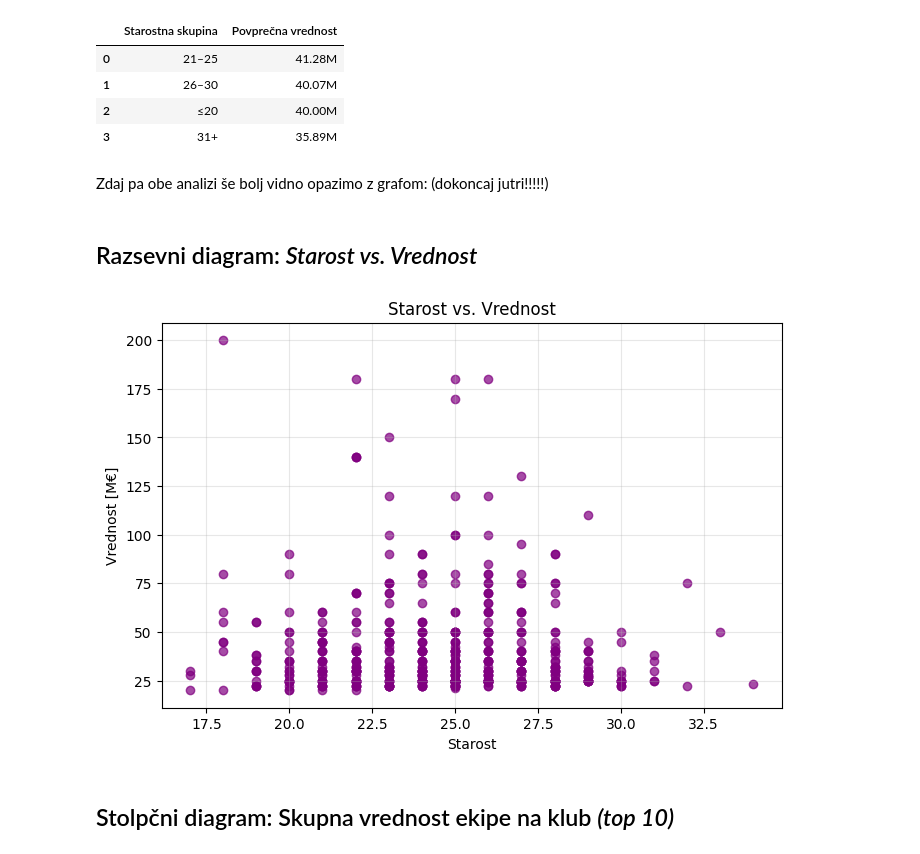
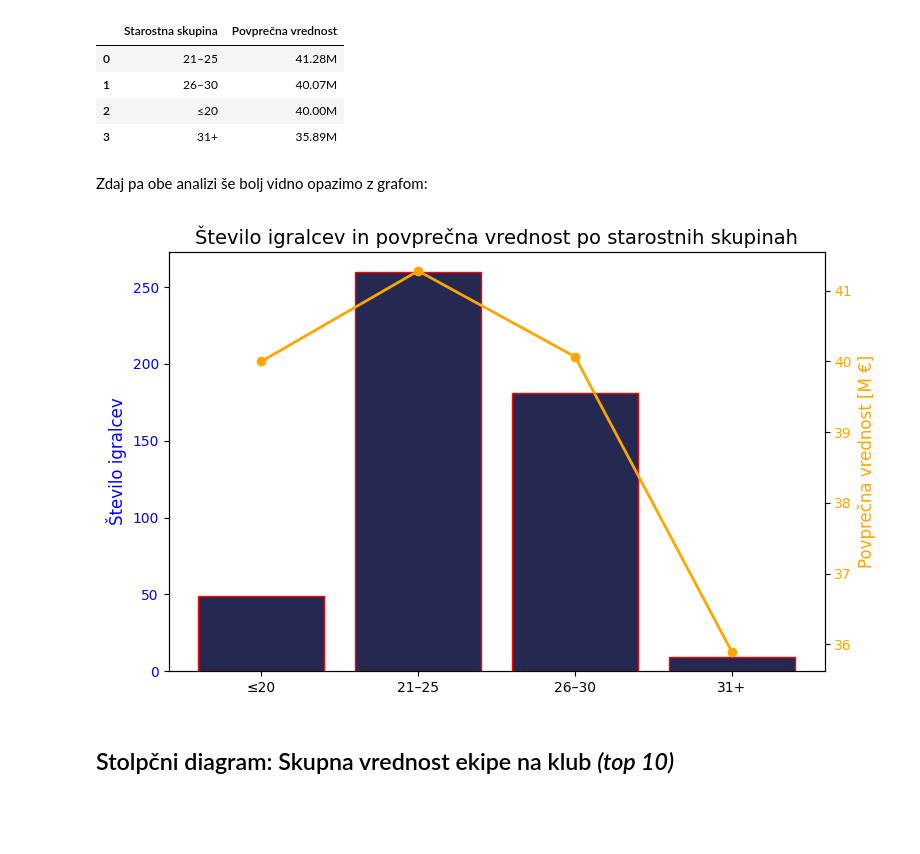
Before and after one commit to RiccardoLucerna/UVP-projektna, a Jupyter notebook: analiza_podatkov.ipynb, the cells around one changed output. Cells and saved outputs as stored; diff of their text form; code cells hidden in the pictures; blank space fills up the shorter version.

```diff
--- a/analiza_podatkov.ipynb
+++ b/analiza_podatkov.ipynb
@@ -242,19 +242,45 @@ povprecje_starost_
 | 2 | ≤20 | 40.00M |
 | 3 | 31+ | 35.89M |
 # %% [markdown]
-Zdaj pa obe analizi še bolj vidno opazimo z grafom: (dokoncaj jutri!!!!!)
+Zdaj pa obe analizi še bolj vidno opazimo z grafom:
-# %% [markdown]
-## Razsevni diagram: *Starost vs. Vrednost*
-# %%
-plt.figure(figsize=(8, 5))
-plt.scatter(osnovni_podatki["starost"], osnovni_podatki["stevilna_cena_eur"] / 1_000_000, alpha=0.7, c="purple")
-plt.title("Starost vs. Vrednost")
-plt.xlabel("Starost")
-plt.ylabel("Vrednost [M€]")
-plt.grid(alpha=0.3)
-plt.show()
-# %% [output]
-[figure, removed]
+# %%
+igralci_po_starosti = (
+    osnovni_podatki['starostna_skupina']
+    .value_counts()
+    .reindex(["≤20", "21–25", "26–30", "31+"])
+    .reset_index()
+)
+igralci_po_starosti.columns = ['Starostna skupina', 'Število igralcev']
+
+povprecje_starost = (
+    osnovni_podatki
+    .groupby("starostna_skupina", observed=False)['stevilna_cena_eur']
+    .mean()
+    .reindex(["≤20", "21–25", "26–30", "31+"])
+    .round(2) / 1_000_000
+).reset_index()
+povprecje_starost.columns = ['Starostna skupina', 'Povprečna vrednost']
+
+starostna_tabela = igralci_po_starosti.merge(povprecje_starost, on='Starostna skupina')
+
+fig, ax1 = plt.subplots(figsize=(8,5))
+
+ax1.bar(starostna_tabela['Starostna skupina'], starostna_tabela['Število igralcev'],
+        color='#252850', edgecolor='red', label='Število igralcev')
+ax1.set_ylabel('Število igralcev', fontsize=12, color='blue')
+ax1.tick_params(axis="y", labelcolor='blue')
+
+ax2 = ax1.twinx()
+ax2.plot(starostna_tabela['Starostna skupina'], starostna_tabela['Povprečna vrednost'],
+        color='orange', marker="o", linewidth=2, label='Povprečna vrednost [M €]')
+ax2.set_ylabel('Povprečna vrednost [M €]', fontsize=12, color='orange')
+ax2.tick_params(axis="y", labelcolor='orange')
+
+plt.title("Število igralcev in povprečna vrednost po starostnih skupinah", fontsize=14)
+fig.tight_layout()
+plt.show()
+# %% [output]
+[figure, added]
 # %% [markdown]
 ## Stolpčni diagram: Skupna vrednost ekipe na klub *(top 10)*
 # %%
```
Also changed, not shown: parts of 2 cells of this notebook.
